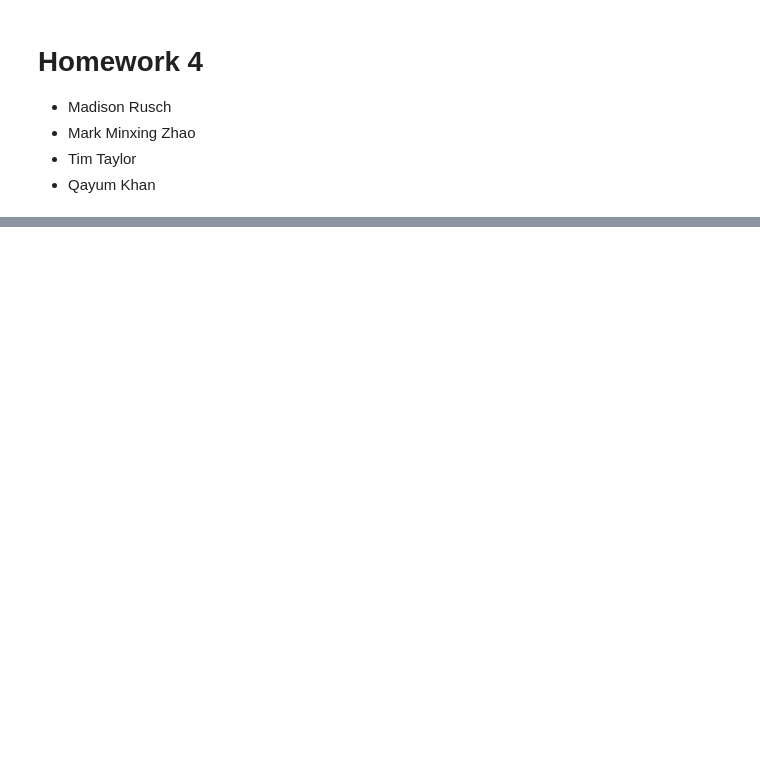
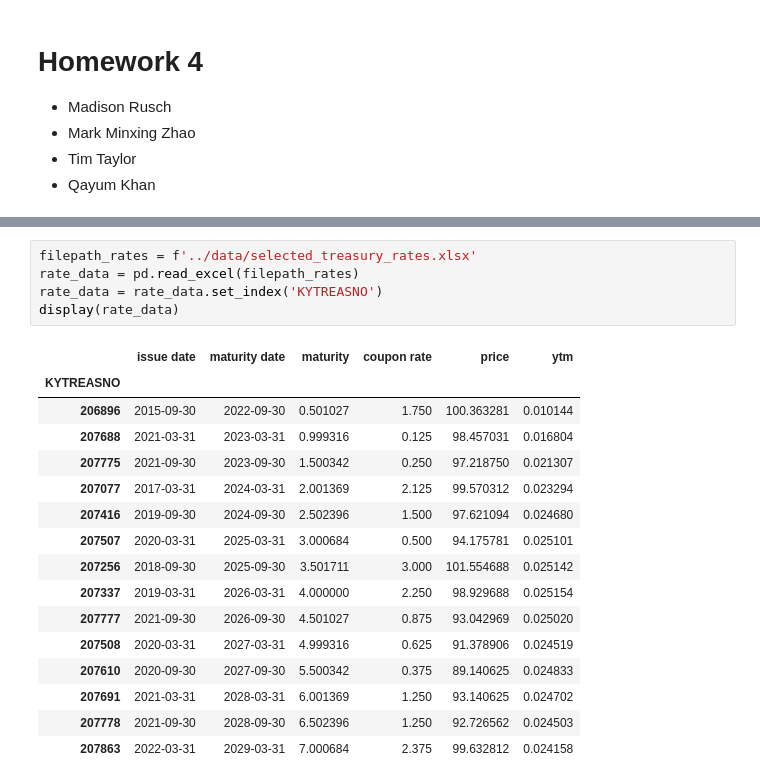
Before and after one commit to madison-rusch/finm-fixedincome-2023, a Jupyter notebook: homework/Homework 4 - Madison.ipynb, the cells around one changed output, grey strips where cells are left out. Drawn from its saved outputs; the diff is of its cells as text; blank space fills up the shorter version.

```diff
--- a/homework/Homework 4 - Madison.ipynb
+++ b/homework/Homework 4 - Madison.ipynb
@@ -246,0 +100,22 @@ The return on equity capital is -274.165%
+# %%
+filepath_rates = f'../data/selected_treasury_rates.xlsx'
+rate_data = pd.read_excel(filepath_rates)
+rate_data = rate_data.set_index('KYTREASNO')
+display(rate_data)
+# %% [output]
+|  | issue date | maturity date | maturity | coupon rate | price | ytm |
+| KYTREASNO |  |  |  |  |  |  |
+| 206896 | 2015-09-30 | 2022-09-30 | 0.501027 | 1.750 | 100.363281 | 0.010144 |
+| 207688 | 2021-03-31 | 2023-03-31 | 0.999316 | 0.125 | 98.457031 | 0.016804 |
+| 207775 | 2021-09-30 | 2023-09-30 | 1.500342 | 0.250 | 97.218750 | 0.021307 |
+| 207077 | 2017-03-31 | 2024-03-31 | 2.001369 | 2.125 | 99.570312 | 0.023294 |
+| 207416 | 2019-09-30 | 2024-09-30 | 2.502396 | 1.500 | 97.621094 | 0.024680 |
+| 207507 | 2020-03-31 | 2025-03-31 | 3.000684 | 0.500 | 94.175781 | 0.025101 |
+| 207256 | 2018-09-30 | 2025-09-30 | 3.501711 | 3.000 | 101.554688 | 0.025142 |
+| 207337 | 2019-03-31 | 2026-03-31 | 4.000000 | 2.250 | 98.929688 | 0.025154 |
+| 207777 | 2021-09-30 | 2026-09-30 | 4.501027 | 0.875 | 93.042969 | 0.025020 |
+| 207508 | 2020-03-31 | 2027-03-31 | 4.999316 | 0.625 | 91.378906 | 0.024519 |
+| 207610 | 2020-09-30 | 2027-09-30 | 5.500342 | 0.375 | 89.140625 | 0.024833 |
+| 207691 | 2021-03-31 | 2028-03-31 | 6.001369 | 1.250 | 93.140625 | 0.024702 |
+| 207778 | 2021-09-30 | 2028-09-30 | 6.502396 | 1.250 | 92.726562 | 0.024503 |
+| 207863 | 2022-03-31 | 2029-03-31 | 7.000684 | 2.375 | 99.632812 | 0.024158 |
```
Also changed, not shown: parts of 34 cells of this notebook, 2 other files.
